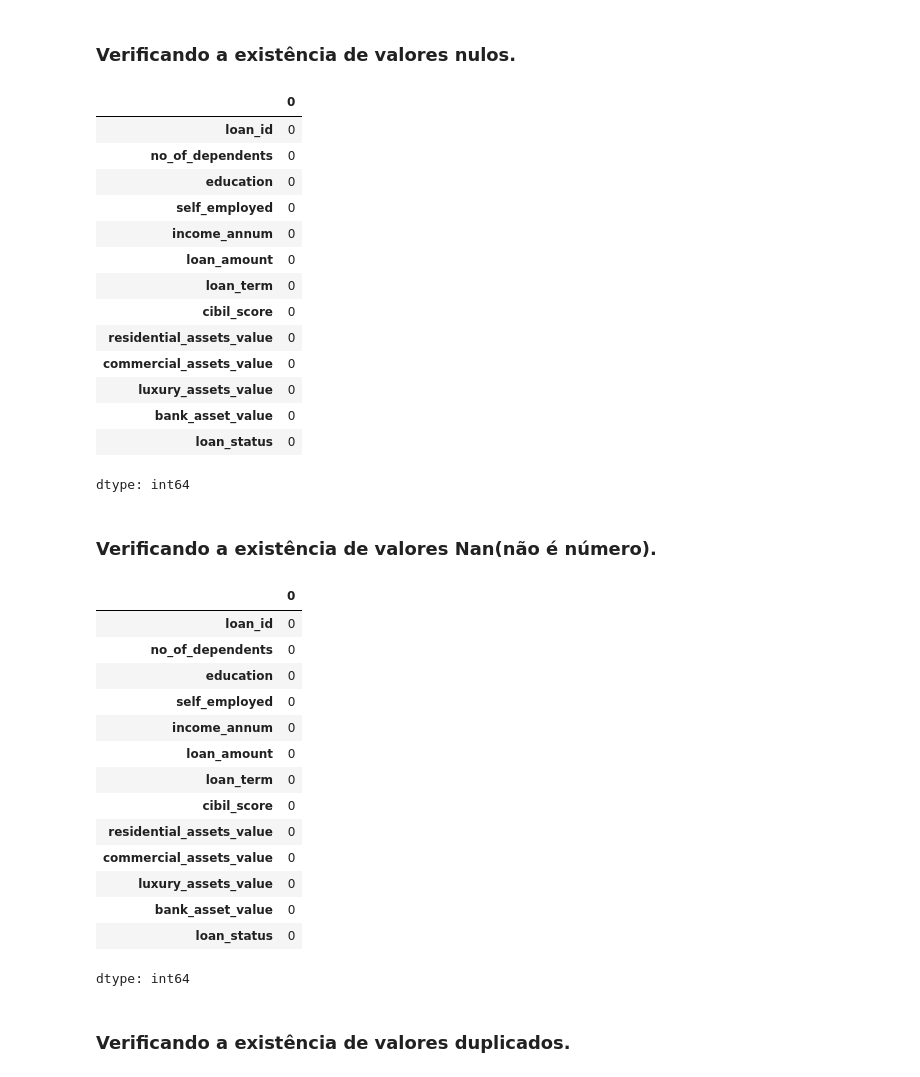
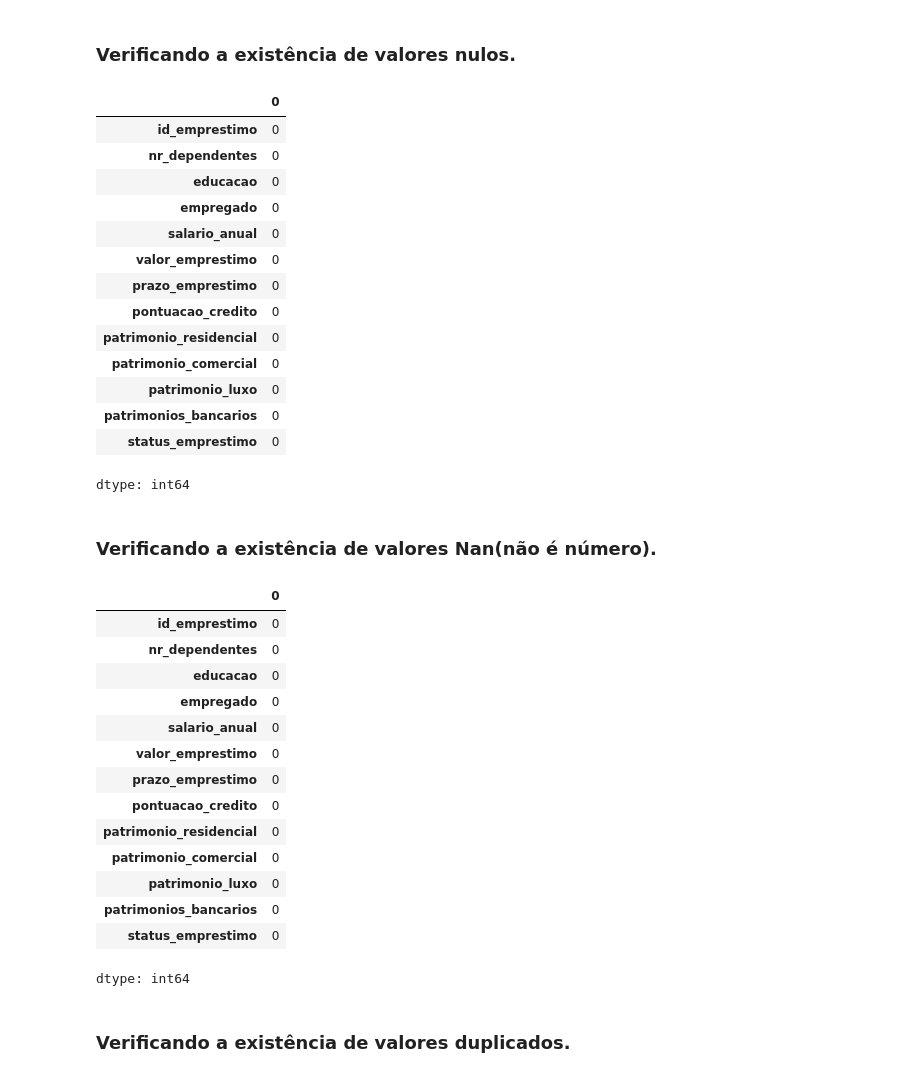
Before and after one commit to dayviddouglas/arvore_decisao_aprovacao_emprestimos, a Jupyter notebook: main.ipynb, the cells around one changed output. Cells and saved outputs as stored; diff of their text form; code cells hidden in the pictures.

Commit message:
tratando os dados

```diff
--- a/main.ipynb
+++ b/main.ipynb
@@ -2,9 +4,6 @@
 import numpy as np
 import pandas as pd
 
-dados_dataset= pd.read_csv("loan_approval_dataset.csv")
+dados_dataset = pd.read_csv("loan_approval_dataset.csv")
+
 dados_dataset.head()
-
-dados_dataset= pd.DataFrame()
-
-copia_dados = dados_dataset.copy()
@@ -10,0 +48,15 @@ copia_dados = dados_dataset.copy()
+# %%
+dados_Atualizados = pd.DataFrame()
+dados_Atualizados['id_emprestimo'] = dados_dataset['loan_id']
+dados_Atualizados['nr_dependentes'] = dados_dataset[' no_of_dependents']
+dados_Atualizados['educacao'] = dados_dataset[' education']
+dados_Atualizados['empregado'] = dados_dataset[' self_employed']
+dados_Atualizados['salario_anual'] = dados_dataset[' income_annum']
+dados_Atualizados['valor_emprestimo'] = dados_dataset[' loan_amount']
+dados_Atualizados['prazo_emprestimo'] = dados_dataset[' loan_term']
+dados_Atualizados['pontuacao_credito'] = dados_dataset[' cibil_score']
+dados_Atualizados['patrimonio_residencial'] = dados_dataset[' residential_assets_value']
+dados_Atualizados['patrimonio_comercial'] = dados_dataset[' commercial_assets_value']
+dados_Atualizados['patrimonio_luxo'] = dados_dataset[' luxury_assets_value']
+dados_Atualizados['patrimonios_bancarios'] = dados_dataset[' bank_asset_value']
+dados_Atualizados['status_emprestimo'] = dados_dataset[' loan_status']
@@ -12,42 +73,42 @@ copia_dados = dados_dataset.copy()
 <h3> Verificando a existência de valores nulos.</h3>
 # %%
 
-dados_dataset.isnull().sum()
+dados_Atualizados.isnull().sum()
 # %% [output]
 |  | 0 |
-| loan_id | 0 |
-| no_of_dependents | 0 |
-| education | 0 |
-| self_employed | 0 |
-| income_annum | 0 |
-| loan_amount | 0 |
-| loan_term | 0 |
-| cibil_score | 0 |
-| residential_assets_value | 0 |
-| commercial_assets_value | 0 |
-| luxury_assets_value | 0 |
-| bank_asset_value | 0 |
-| loan_status | 0 |
+| id_emprestimo | 0 |
+| nr_dependentes | 0 |
+| educacao | 0 |
+| empregado | 0 |
+| salario_anual | 0 |
+| valor_emprestimo | 0 |
+| prazo_emprestimo | 0 |
+| pontuacao_credito | 0 |
+| patrimonio_residencial | 0 |
+| patrimonio_comercial | 0 |
+| patrimonio_luxo | 0 |
+| patrimonios_bancarios | 0 |
+| status_emprestimo | 0 |
 dtype: int64
 # %% [markdown]
 <h3> Verificando a existência de valores Nan(não é número).</h3>
 # %%
-dados_dataset.isna().sum()
+dados_Atualizados.isna().sum()
 # %% [output]
 |  | 0 |
-| loan_id | 0 |
-| no_of_dependents | 0 |
-| education | 0 |
-| self_employed | 0 |
-| income_annum | 0 |
-| loan_amount | 0 |
-| loan_term | 0 |
-| cibil_score | 0 |
-| residential_assets_value | 0 |
-| commercial_assets_value | 0 |
-| luxury_assets_value | 0 |
-| bank_asset_value | 0 |
-| loan_status | 0 |
+| id_emprestimo | 0 |
+| nr_dependentes | 0 |
+| educacao | 0 |
+| empregado | 0 |
+| salario_anual | 0 |
+| valor_emprestimo | 0 |
+| prazo_emprestimo | 0 |
+| pontuacao_credito | 0 |
+| patrimonio_residencial | 0 |
+| patrimonio_comercial | 0 |
+| patrimonio_luxo | 0 |
+| patrimonios_bancarios | 0 |
+| status_emprestimo | 0 |
 dtype: int64
 # %% [markdown]
 <h3> Verificando a existência de valores duplicados.</h3>
```
Also changed, not shown: parts of 14 cells of this notebook.
